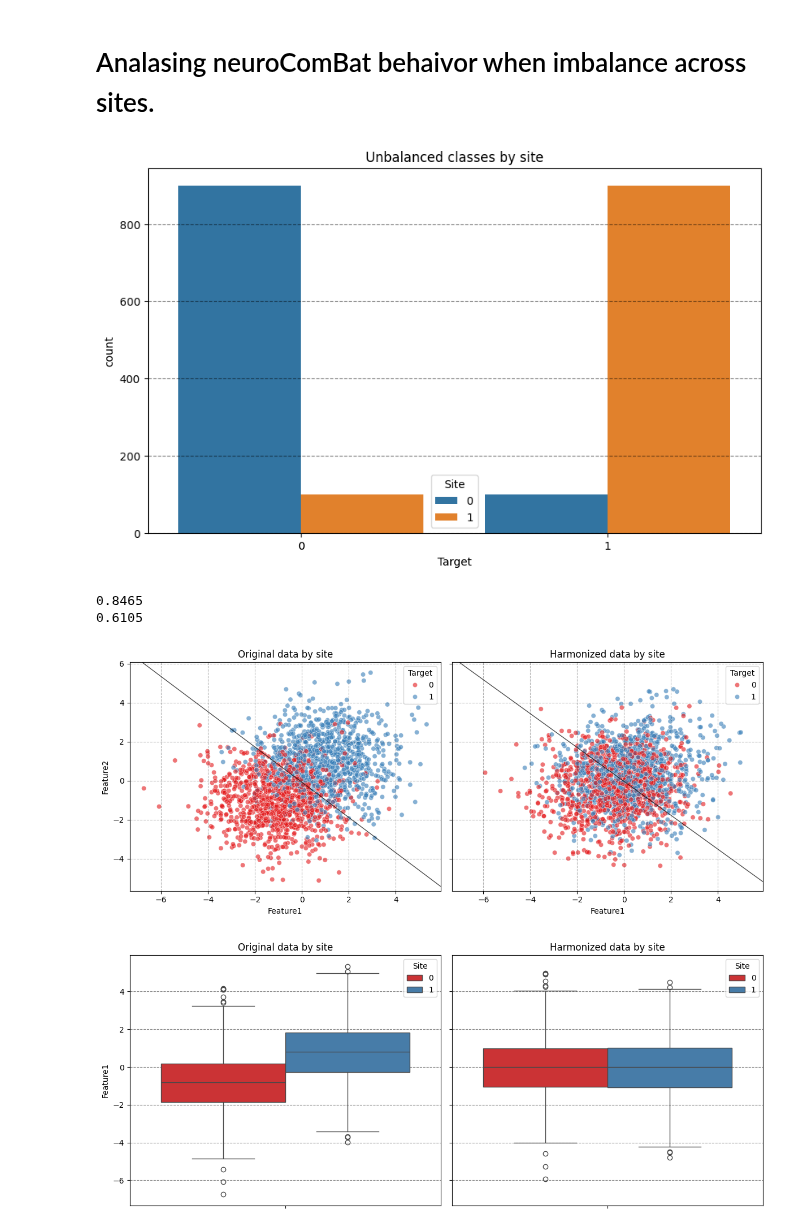
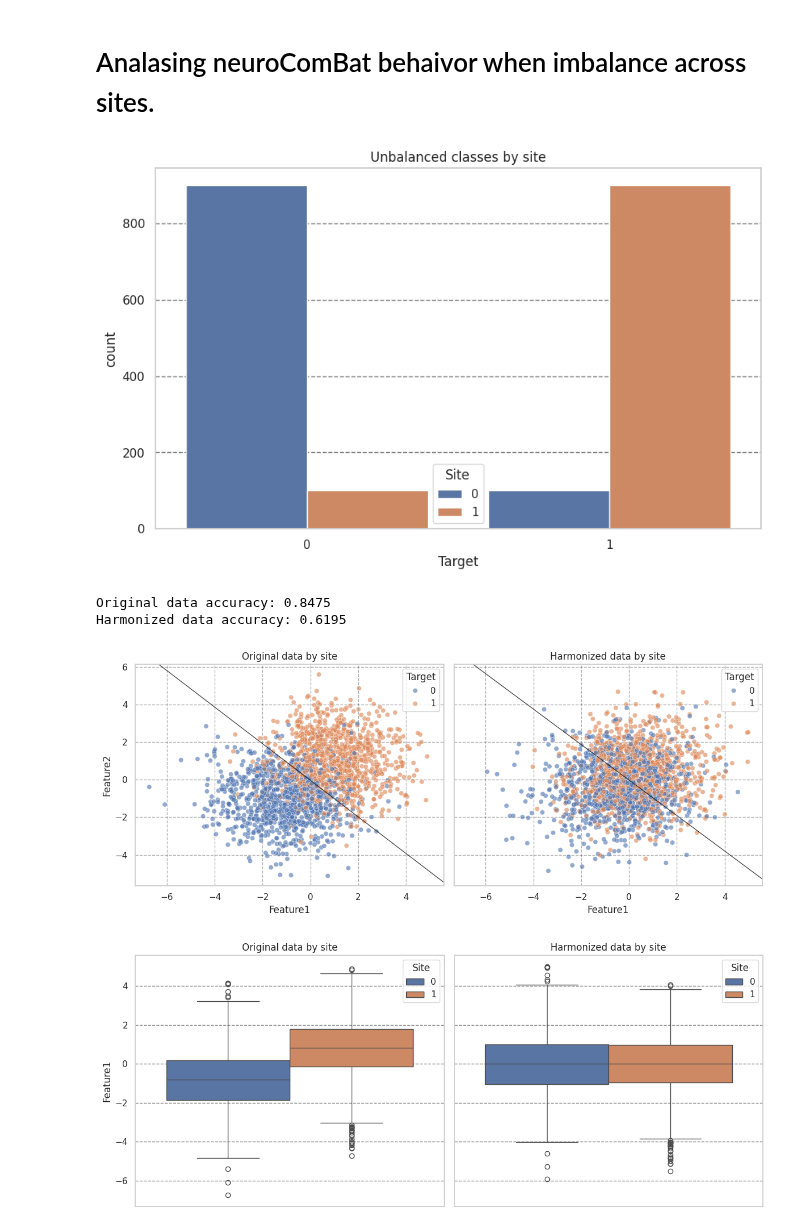
Before and after one commit to N-Nieto/UniHarmony, a Jupyter notebook: examples/combat-based/neuroComBat_imbalance_across_sites.ipynb, the cells around one changed output. Saved outputs shown, nothing was run; the diff lists cells and outputs as text; code cells hidden in the pictures.

```diff
--- a/examples/combat-based/neuroComBat_imbalance_across_sites.ipynb
+++ b/examples/combat-based/neuroComBat_imbalance_across_sites.ipynb
@@ -1,39 +1,36 @@
 # %% [markdown]
 # Analasing neuroComBat behaivor when imbalance across sites.
 # %%
-import logging
-
 import matplotlib.pyplot as plt
-import numpy as np
 import pandas as pd
 import seaborn as sns
-import structlog
 from sklearn.linear_model import LogisticRegression
 
+from uniharmony._verbose import verbosity
 from uniharmony.combat import NeuroComBat
 from uniharmony.datasets import make_multisite_classification
+from uniharmony.plot import plot_decision_boundary_2d
 
 
-# To only get the necessary info from structlog, we configure it to filter out messages below INFO level.
-structlog.configure(wrapper_class=structlog.make_filtering_bound_logger(logging.INFO))
+sns.set_theme(style="whitegrid")
+verbosity("warning")
 combat = NeuroComBat()
 clf = LogisticRegression()
 # %%
 X, y, sites = make_multisite_classification(
     n_classes=2,
     n_samples=2000,
     n_sites=2,
     n_features=2,
     signal_strength=2,
     site_effect_strength=0,
     balance_per_site=[0.1, 0.9],
-    site_effect_homogeneous=True,
 )
 df = pd.DataFrame({"Target": y, "Site": sites})
 
 plt.figure(figsize=[10, 6])
 plt.title("Unbalanced classes by site")
 sns.countplot(df, x="Target", hue="Site")
 plt.grid(axis="y", color="black", alpha=0.5, linestyle="--")
 # %% [output]
-[figure, old version]
+[figure, new version]
@@ -49,4 +37,6 @@ def plot_decision_boundery(ax, clf):
 # %%
+# Note that we are harmonizing the whole dataset, which is not how it would be used in practice.
+# This is just to illustrate the effect of harmonization.
 X_harmonized = combat.fit_transform(X, sites)
 df_orig = pd.DataFrame(X, columns=["Feature1", "Feature2"])
 df_orig["Site"] = sites
@@ -58,32 +48,38 @@ df_harm["Site"] = sites
 df_harm["Target"] = y
 df_harm["Phase"] = "Harmonized"
 
-clf.fit(X, y)
-print(clf.score(X, y))
+
 fig, axes = plt.subplots(1, 2, figsize=(12, 5), sharex=True, sharey=True)
-sns.scatterplot(data=df_orig, x="Feature1", y="Feature2", hue="Target", palette="Set1", alpha=0.6, ax=axes[0])
+sns.scatterplot(data=df_orig, x="Feature1", y="Feature2", hue="Target", alpha=0.6, ax=axes[0])
 axes[0].set_title("Original data by site")
 axes[0].grid(alpha=0.3, color="black", linestyle="--")
-plot_decision_boundery(axes[0], clf)
-clf.fit(X_harmonized, y)
-print(clf.score(X_harmonized, y))
-sns.scatterplot(data=df_harm, x="Feature1", y="Feature2", hue="Target", palette="Set1", alpha=0.6, ax=axes[1])
+
+sns.scatterplot(data=df_harm, x="Feature1", y="Feature2", hue="Target", alpha=0.6, ax=axes[1])
 axes[1].set_title("Harmonized data by site")
 axes[1].grid(alpha=0.3, color="black", linestyle="--")
-plot_decision_boundery(axes[1], clf)
 plt.tight_layout()
+
+# Note that we are fitting and evaluation in the whole dataset, which is not how it would be used in practice.
+# This is just to illustrate the effect of harmonization on the decision boundary.
+clf.fit(X, y)
+print(f"Original data accuracy: {clf.score(X, y)}")
+plot_decision_boundary_2d(axes[0], clf)
+
+clf.fit(X_harmonized, y)
+print(f"Harmonized data accuracy: {clf.score(X_harmonized, y)}")
+plot_decision_boundary_2d(axes[1], clf)
 # %% [output]
-0.8465
-0.6105
+Original data accuracy: 0.8475
+Harmonized data accuracy: 0.6195
-[figure, old version]
+[figure, new version]
 # %%
 fig, axes = plt.subplots(1, 2, figsize=(12, 5), sharex=True, sharey=True)
-sns.boxplot(data=df_orig, y="Feature1", hue="Site", palette="Set1", ax=axes[0])
+sns.boxplot(data=df_orig, y="Feature1", hue="Site", ax=axes[0])
 axes[0].set_title("Original data by site")
 axes[0].grid(axis="y", color="black", alpha=0.5, linestyle="--")
-sns.boxplot(data=df_harm, y="Feature1", hue="Site", palette="Set1", ax=axes[1])
+sns.boxplot(data=df_harm, y="Feature1", hue="Site", ax=axes[1])
 axes[1].set_title("Harmonized data by site")
 axes[1].grid(axis="y", color="black", alpha=0.5, linestyle="--")
 plt.tight_layout()
 # %% [output]
-[figure, old version]
+[figure, new version]
```
Also changed, not shown: parts of 4 cells of this notebook, 2 other files.
